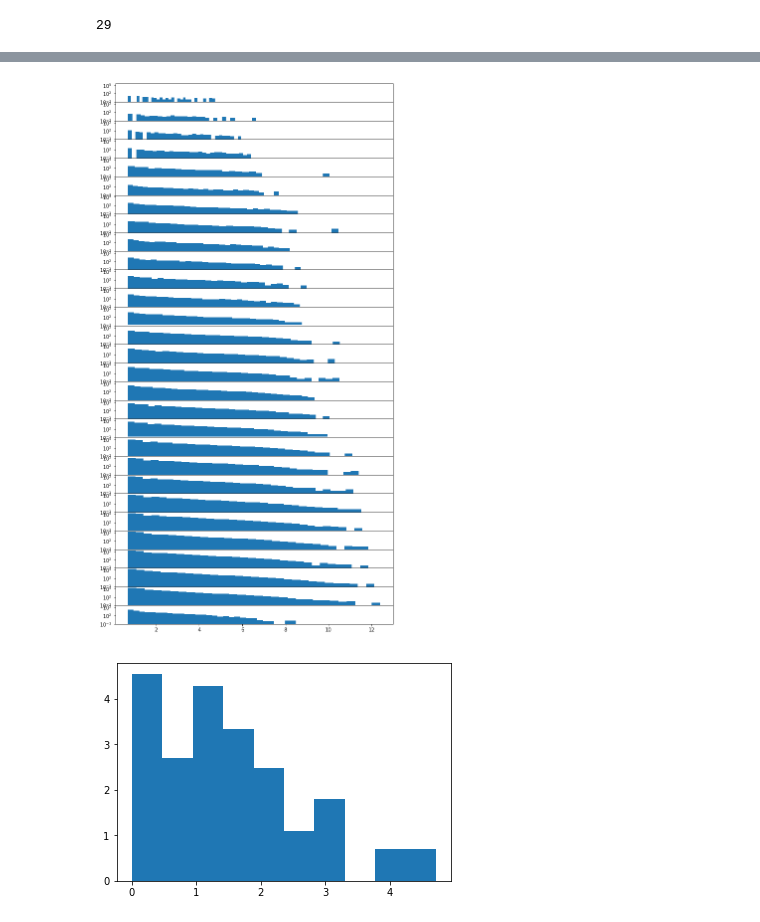
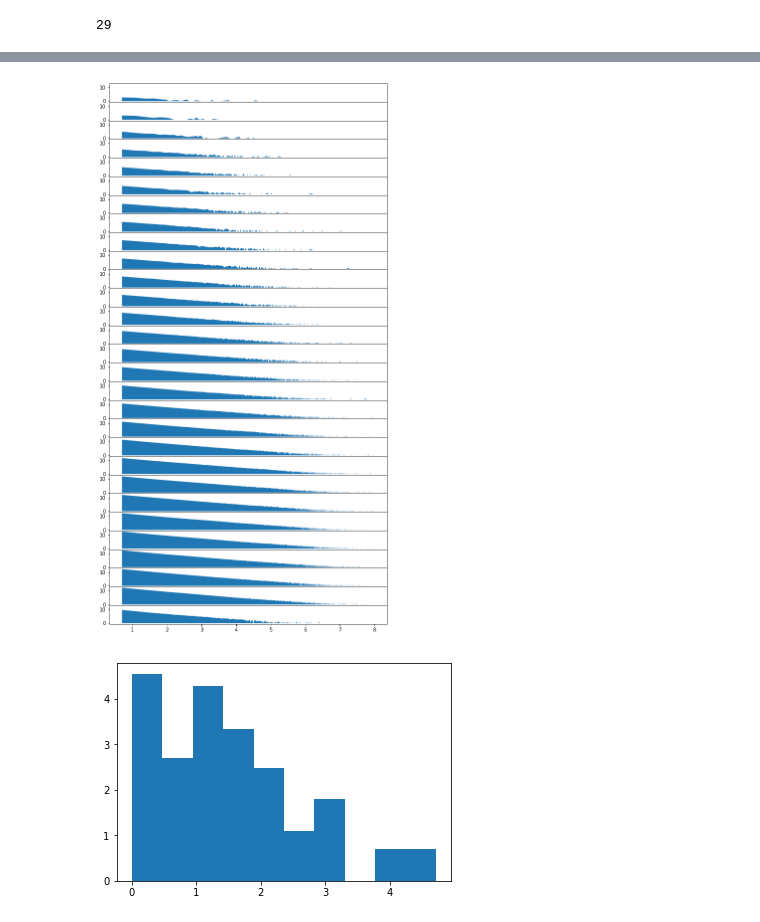
Before and after one commit to cs224w-f18-wikipedia-retention/wikipedia-retention, a Jupyter notebook: notebooks/1.0-amiyaguchi-exploration-degrees.ipynb, the cells around one changed output, grey strips where cells are left out. Saved outputs shown, nothing was run; the diff lists cells and outputs as text; code cells hidden in the pictures.

```diff
--- a/notebooks/1.0-amiyaguchi-exploration-degrees.ipynb
+++ b/notebooks/1.0-amiyaguchi-exploration-degrees.ipynb
@@ -135,25 +144,19 @@ len(set(df.period))
 # %%
 labels = sorted(set(df.period))
-# Three subplots sharing both x/y axes
-f, ax = plt.subplots(29, sharex=True, sharey=True, figsize=(10, 20))
+fig, ax = plt.subplots(29, sharex=True, sharey=True, figsize=(10, 20))
+
 
 for i, label in enumerate(labels):
-    test = df[(df.period == label) & (df.degree > 1)]
-    ax[i].hist(
-        np.log(test.degree),
-        bins=30,
-        weights=test['count'],
-        #density=True,
-        log=True,
-        histtype='stepfilled',
-        label=label,
+    sample = df[(df.period == label) & (df.degree > 1) & (np.log(df.degree) < 8)]
+
+    ax[i].fill_between(
+        np.log(sample.degree),
+        np.log(sample.n_users),
     )
 
-# Fine-tune figure; make subplots close to each other and hide x ticks for
-# all but bottom plot.
-f.subplots_adjust(hspace=0)
+fig.subplots_adjust(hspace=0)
 #plt.setp([a.get_xticklabels() for a in f.axes[:-1]], visible=False)
 # %% [output]
-[figure, old version]
+[figure, new version]
 # %%
 test = df[df.period == labels[0]]
```
Also changed, not shown: parts of 13 cells of this notebook, 1 other file.
